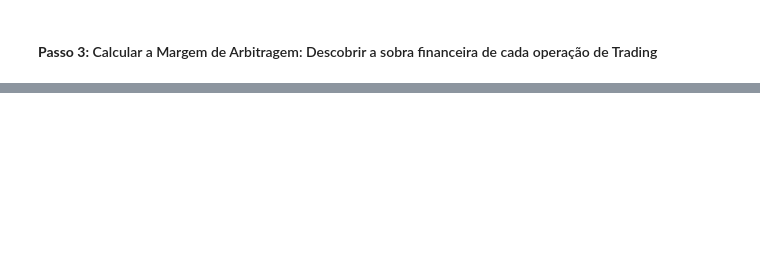
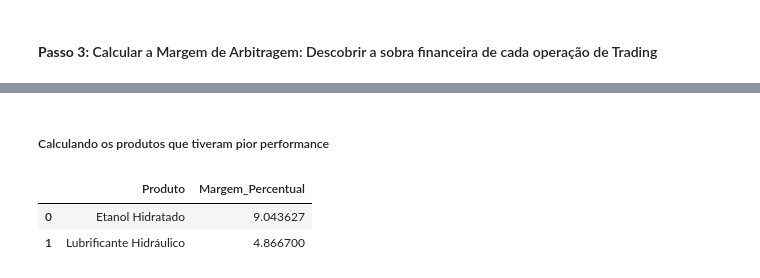
Before and after one commit to vitorjensen/monitor-trading-margens, a Jupyter notebook: notebooks/01_analise_exploratoria.ipynb, the cells around one changed output, grey strips where cells are left out. Saved outputs shown, nothing was run; the diff lists cells and outputs as text; code cells hidden in the pictures; blank space fills up the shorter version.

```diff
--- a/notebooks/01_analise_exploratoria.ipynb
+++ b/notebooks/01_analise_exploratoria.ipynb
@@ -117,0 +148,9 @@ df_merge.head()
+# %% [markdown]
+##### Calculando os produtos que tiveram pior performance
+# %%
+df_produtos_pior_performance = df_merge.groupby('Produto')['Margem_Percentual'].mean().reset_index()
+df_produtos_pior_performance
+# %% [output]
+|  | Produto | Margem_Percentual |
+| 0 | Etanol Hidratado | 9.043627 |
+| 1 | Lubrificante Hidráulico | 4.866700 |
```
Also changed, not shown: parts of 8 cells of this notebook.
